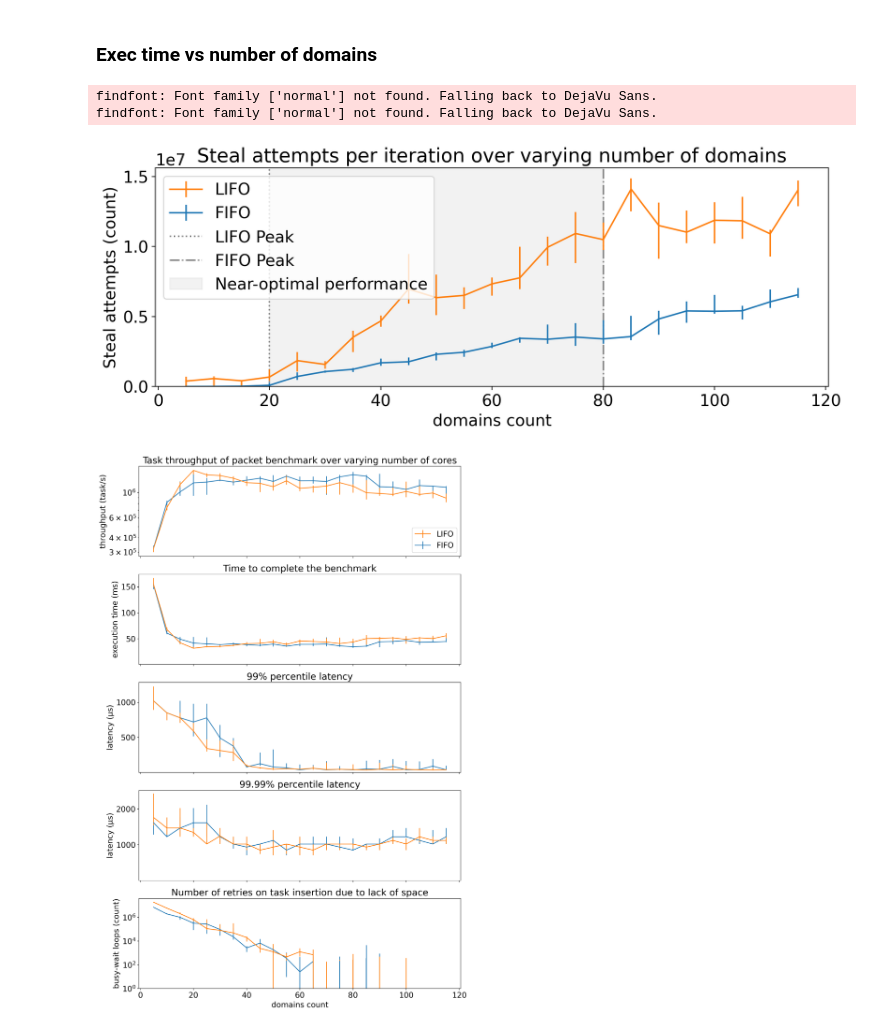
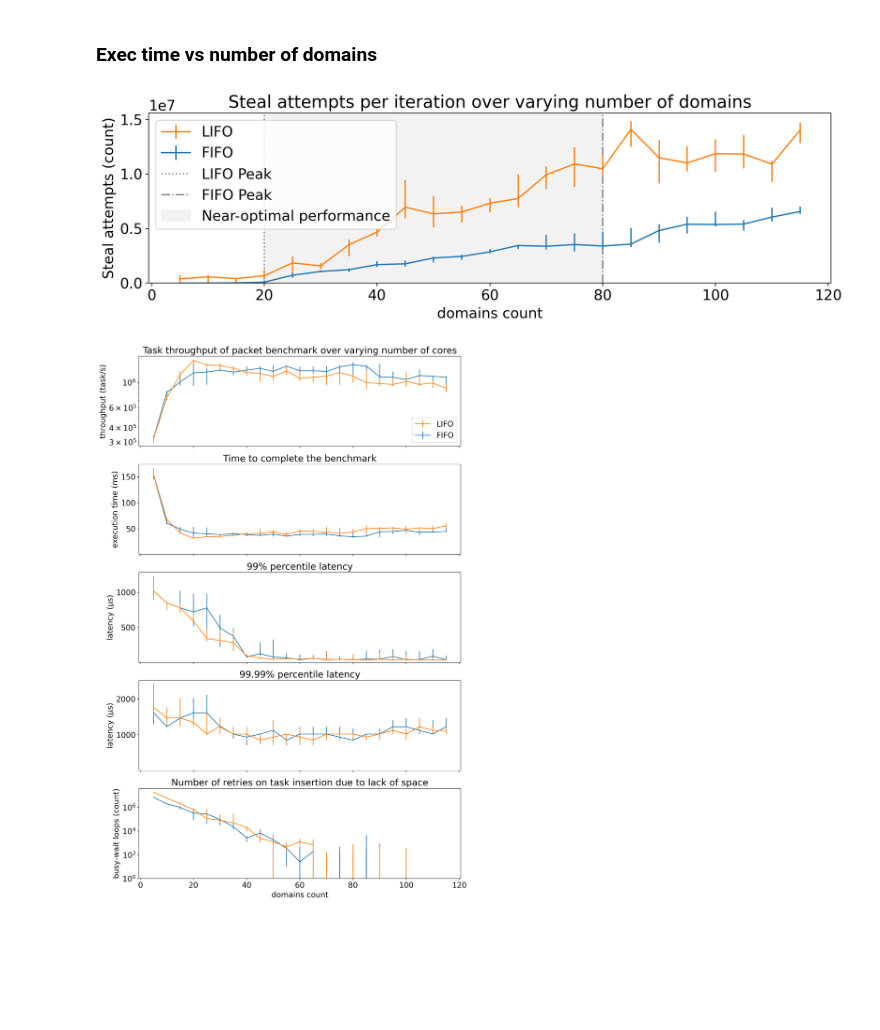
Before and after one commit to bartoszmodelski/ebsl, a Jupyter notebook: evaluation/packet-benchmark-sherwood-reported-steal.py.ipynb, the cells around one changed output. Cells and saved outputs as stored; diff of their text form; code cells hidden in the pictures; blank space fills up the shorter version.

```diff
--- a/evaluation/packet-benchmark-sherwood-reported-steal.py.ipynb
+++ b/evaluation/packet-benchmark-sherwood-reported-steal.py.ipynb
@@ -284,37 +284,35 @@ ax.set_ylabel('latency (μs)')
 ax.set_title("99.99% percentile latency.")
 '''
 
 ########################
 ## WAIT ################
 ########################
 
 ax = axes
 
 
 
 area = ax.axvspan(20, 80, color='gray', alpha=0.1, label="Near-optimal performance")
 
 lifo_peak = ax.axvline(x=20, color="grey", label="LIFO Peak", linestyle=":")
 fifo_peak = ax.axvline(x=80, color="grey", label="FIFO Peak", linestyle="-.")
 
 line_lifo = plot(x, fifo_transformed, "steal_attempts-processed", 'FIFO')
 line_fifo = plot(x, lifo_transformed, "steal_attempts-processed", 'LIFO')
 
 ax.legend(handles=[line_fifo, line_lifo, lifo_peak, fifo_peak, area])
 
 ax.set_ylim(ymin=0)
 ax.set_xlabel('Domains count')
 ax.set_ylabel('Steal attempts (count)')
 ax.set_title("Steal attempts per iteration over varying number of domains")
 
 ax.set_xlabel('domains count')
 
-
+plt.tight_layout()
 plt.savefig("packet-basic-" + run_name + ".png", dpi=200)
 # %% [output]
-findfont: Font family ['normal'] not found. Falling back to DejaVu Sans.
-findfont: Font family ['normal'] not found. Falling back to DejaVu Sans.
-[figure, old version]
+[figure, new version]
 # %%
 size = 5
 
```
Also changed, not shown: parts of 2 cells of this notebook, 2 other files.
